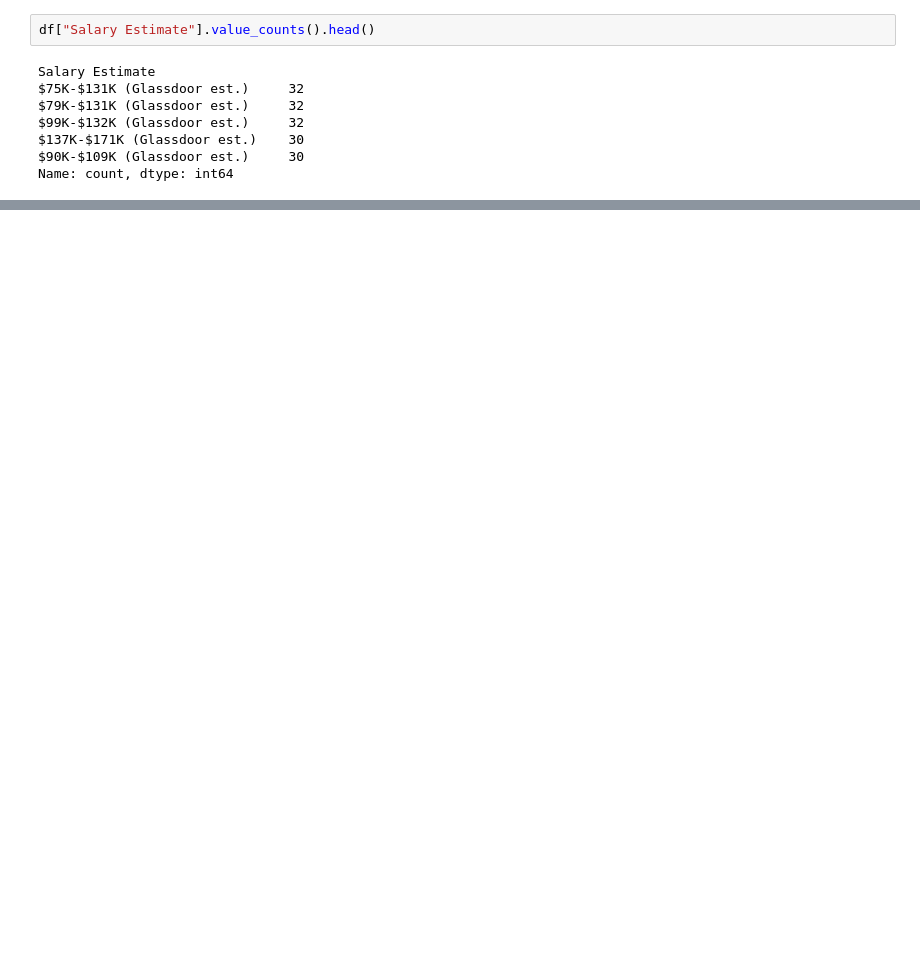
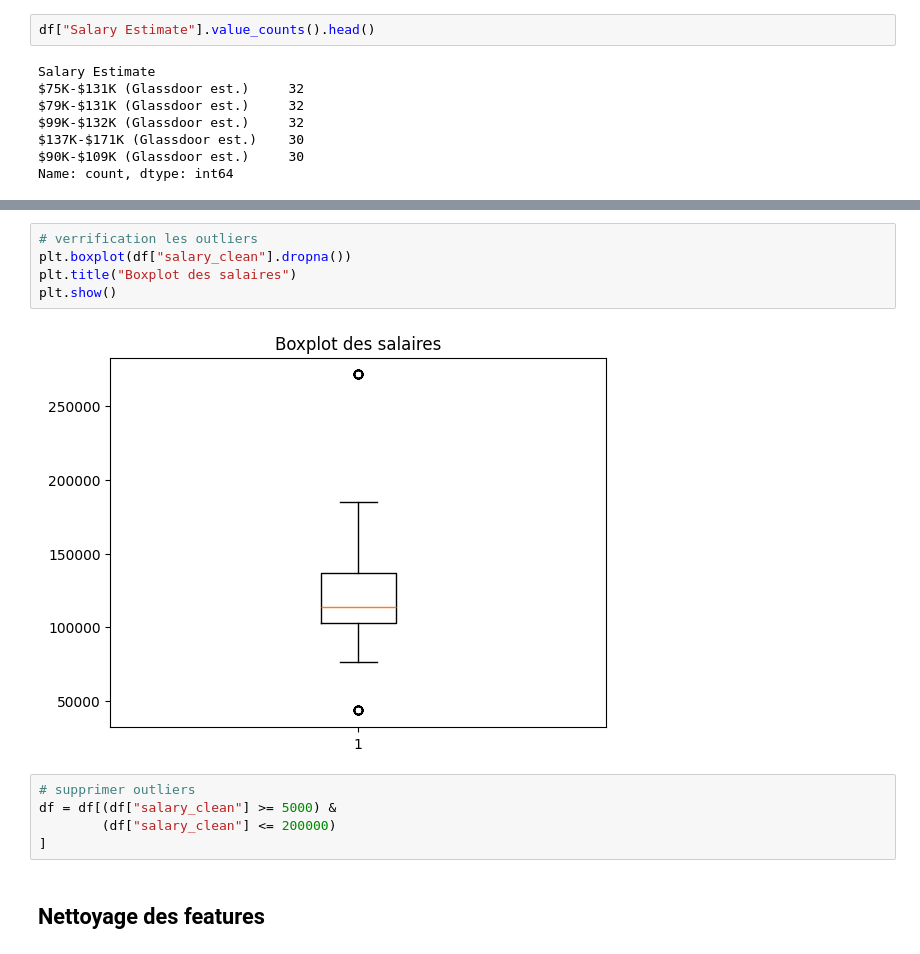
Before and after one commit to elhidarinouhayla/HR-Pulse, a Jupyter notebook: backend/ml/eda.ipynb, the cells around one changed output, grey strips where cells are left out. Drawn from its saved outputs; the diff is of its cells as text; blank space fills up the shorter version.

```diff
--- a/backend/ml/eda.ipynb
+++ b/backend/ml/eda.ipynb
@@ -123,0 +171,14 @@ Name: count, dtype: int64
+# %%
+# verrification les outliers
+plt.boxplot(df["salary_clean"].dropna())
+plt.title("Boxplot des salaires")
+plt.show()
+# %% [output]
+[figure, added]
+# %%
+# supprimer outliers
+df = df[(df["salary_clean"] >= 5000) &
+        (df["salary_clean"] <= 200000)
+]
+# %% [markdown]
+## Nettoyage des features
```
Also changed, not shown: parts of 7 cells of this notebook.
